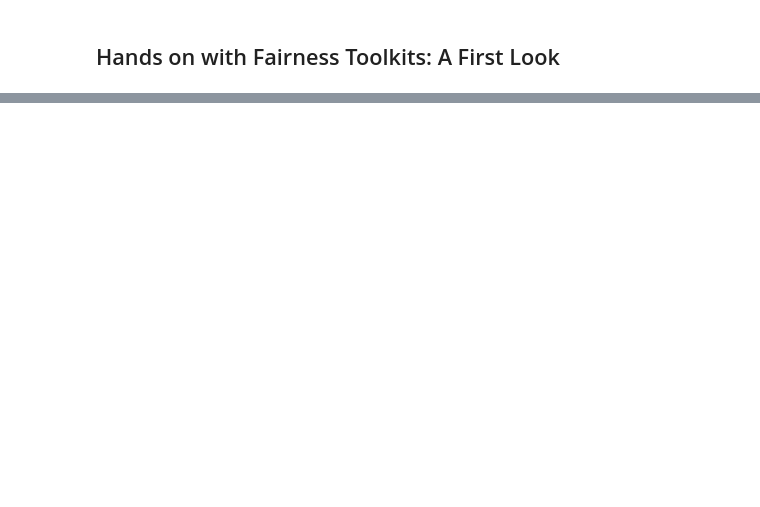
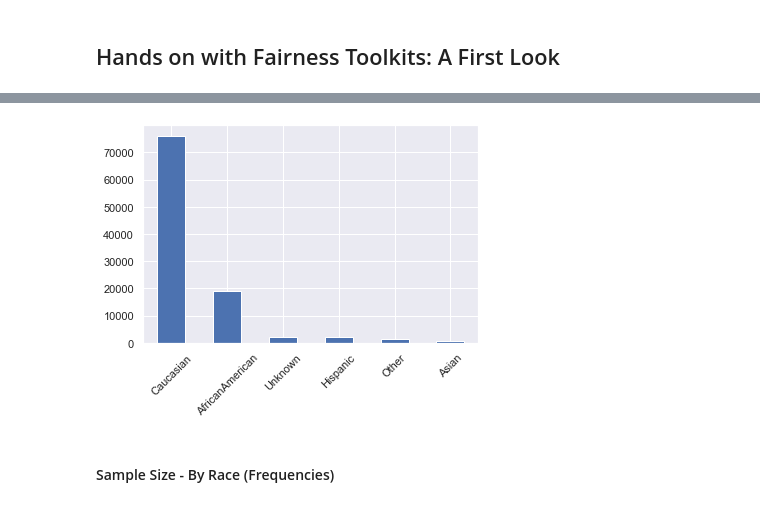
Before and after one commit to tariqking/aist, a Jupyter notebook: notebooks/Fairness.ipynb, the cells around one changed output, grey strips where cells are left out. Cells and saved outputs as stored; diff of their text form; code cells hidden in the pictures; blank space fills up the shorter version.

```diff
--- a/notebooks/Fairness.ipynb
+++ b/notebooks/Fairness.ipynb
@@ -45,0 +108,6 @@ The steps in AI fairness assessment are:
+# %%
+# Plotting: seaborn, matplotlib
+
+import matplotlib.pyplot as plt
+import seaborn as sns
+sns.set()
@@ -45,0 +137,3 @@ The steps in AI fairness assessment are:
+# %%
+df = pd.read_csv("https://raw.githubusercontent.com/fairlearn/talks/main/2021_scipy_tutorial/data/diabetic_preprocessed.csv")
+df.head()
@@ -45,0 +163,6 @@ The steps in AI fairness assessment are:
+# %%
+df["race"].value_counts().plot(kind='bar', rot=45);
+# %% [output]
+[figure, added]
+# %% [markdown]
+#### Sample Size - By Race (Frequencies)
```
Also changed, not shown: parts of 28 cells of this notebook.
